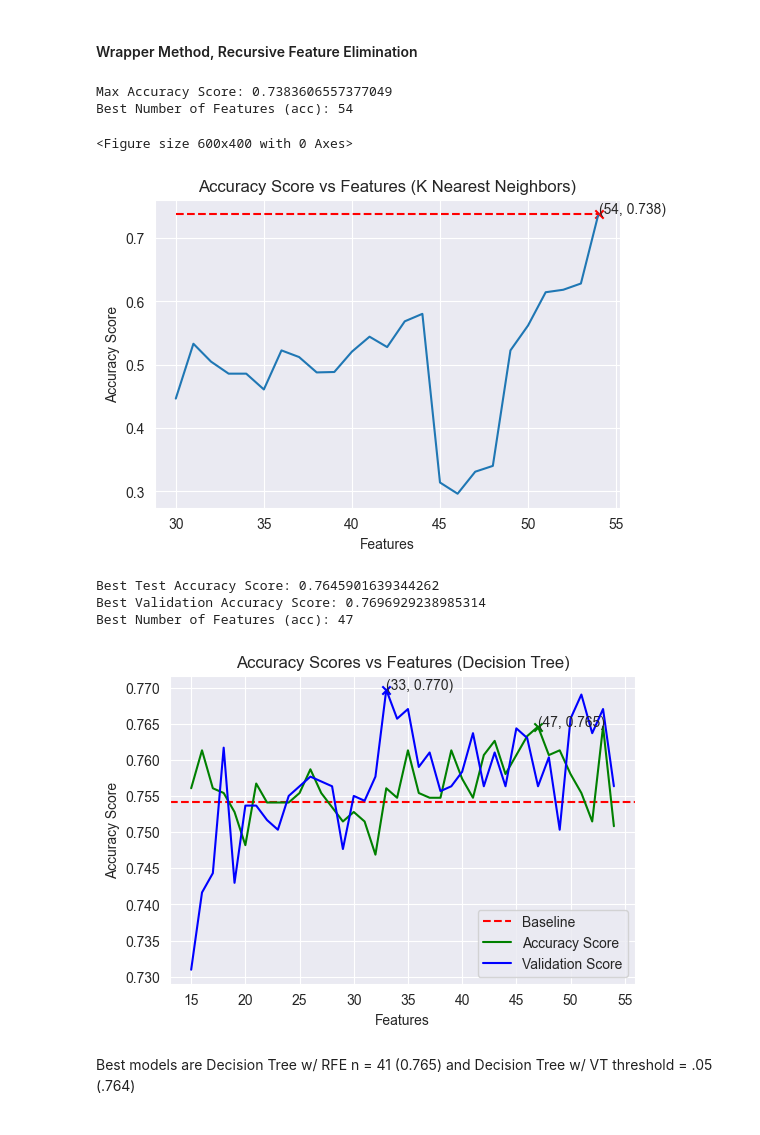
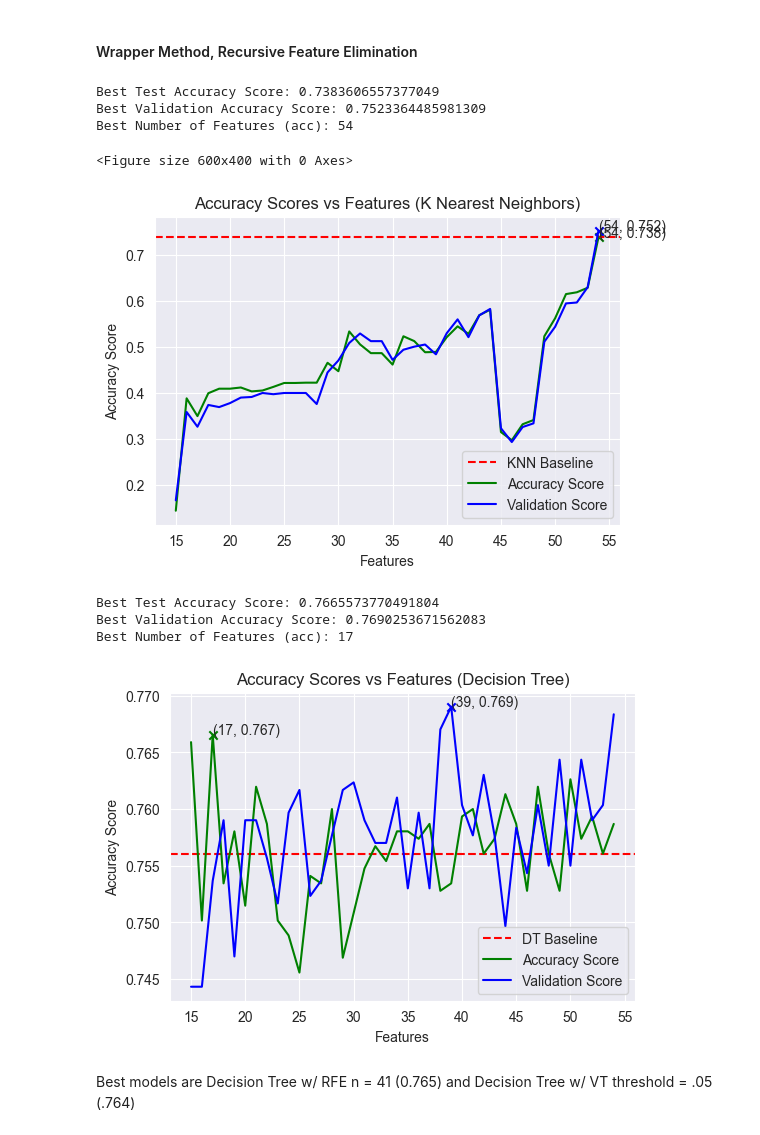
Before and after one commit to TheMabrouk/treecover_pki, a Jupyter notebook: models.ipynb, the cells around one changed output. Cells and saved outputs as stored; diff of their text form; code cells hidden in the pictures.

```diff
--- a/models.ipynb
+++ b/models.ipynb
@@ -64,6 +64,7 @@ def plot_best_n(
     value: str = "Features",
     classifier: str = "Classifier",
     baseline: float = None,
+    baseline_name: str = None,
 ):
     """Plots the best number of features for a given classifier
 
@@ -79,6 +80,10 @@ def plot_best_n(
         The value to be plotted, by default "Features"
     classifier : str, optional
         The classifier used, by default "Classifier"
+    baseline : float, optional
+        The baseline model accuracy score, by default None
+    baseline_name : str, optional
+        The name of the baseline model, by default None
     """
     print(f"Best Test Accuracy Score: {max(test_acc_scores)}")
     print(f"Best Validation Accuracy Score: {max(val_acc_scores)}")
@@ -86,7 +91,9 @@ def plot_best_n(
 
     plt.figure(figsize=(6, 4))
     if baseline:
-        plt.axhline(baseline, label="Baseline", color="red", linestyle="--")
+        plt.axhline(
+            baseline, label=f"{baseline_name} Baseline", color="red", linestyle="--"
+        )
     plt.plot(n_range, test_acc_scores, label="Accuracy Score", color="green")
     plt.plot(n_range, val_acc_scores, label="Validation Score", color="blue")
     plt.scatter(
@@ -229,5 +303,5 @@ Best Number of Threshold (acc): 0.0
 # %%
-threshold_range = np.arange(0.0, 0.25, 0.01)
+threshold_range = np.arange(0.0, 0.1, 0.001)
 model = DecisionTreeClassifier()
 test_acc_scores = []
 val_acc_scores = []
@@ -249,5 +323,6 @@ plot_best_n(
     value="Threshold",
     classifier="Decision Tree",
     baseline=baseline_accuracy["DT"][0],
+    baseline_name="DT",
 )
 # %% [output]
@@ -264,7 +339,7 @@ def knn_feature_importance(estimator):
     importances = 1 - distances[:, 0]
     return importances
 # %%
-n_features_range = np.arange(30, len(X_train.columns) + 1)
+n_features_range = np.arange(15, len(X_train.columns) + 1)
 test_acc_scores = []
 val_acc_scores = []
 
@@ -274,13 +349,18 @@ for n_features in n_features_range:
         estimator,
         n_features_to_select=n_features,
         importance_getter=knn_feature_importance,
+        step=10,
     )
 
     rfe.fit(X_train, y_train)
     selected_features = X_train.columns[rfe.support_]
     estimator.fit(X_train[selected_features], y_train)
-    test_acc_scores.append(accuracy_score(y_test, estimator.predict(X_test[selected_features])))
-    val_acc_scores.append(accuracy_score(y_val, estimator.predict(X_val[selected_features])))
+    test_acc_scores.append(
+        accuracy_score(y_test, estimator.predict(X_test[selected_features]))
+    )
+    val_acc_scores.append(
+        accuracy_score(y_val, estimator.predict(X_val[selected_features]))
+    )
 
 # plot baseline accuracy
 plt.figure(figsize=(6, 4))
@@ -290,46 +370,49 @@ plot_best_n(
     val_acc_scores,
     classifier="K Nearest Neighbors",
     baseline=baseline_accuracy["KNN"][0],
+    baseline_name="KNN",
 )
 # %% [output]
-Max Accuracy Score: 0.7383606557377049
+Best Test Accuracy Score: 0.7383606557377049
+Best Validation Accuracy Score: 0.7523364485981309
 Best Number of Features (acc): 54
 <Figure size 600x400 with 0 Axes>
-[figure, old version]
+[figure, new version]
 # %%
 n_features_range = np.arange(15, len(X_train.columns) + 1)
 test_acc_scores = []
 val_acc_scores = []
 
 for n_features in n_features_range:
     estimator = DecisionTreeClassifier()
     rfe = RFE(
         estimator,
         n_features_to_select=n_features,
     )
 
     rfe.fit(X_train, y_train)
     selected_features = X_train.columns[rfe.support_]
     estimator.fit(X_train[selected_features], y_train)
     test_acc_scores.append(
         accuracy_score(y_test, estimator.predict(X_test[selected_features]))
     )
     val_acc_scores.append(
         accuracy_score(y_val, estimator.predict(X_val[selected_features]))
     )
 
 plot_best_n(
     n_features_range,
     test_acc_scores,
     val_acc_scores,
     classifier="Decision Tree",
     baseline=baseline_accuracy["DT"][0],
+    baseline_name="DT",
 )
 # %% [output]
-Best Test Accuracy Score: 0.7645901639344262
-Best Validation Accuracy Score: 0.7696929238985314
-Best Number of Features (acc): 47
+Best Test Accuracy Score: 0.7665573770491804
+Best Validation Accuracy Score: 0.7690253671562083
+Best Number of Features (acc): 17
-[figure, old version]
+[figure, new version]
 # %% [markdown]
 Best models are Decision Tree w/ RFE n = 41 (0.765) and Decision Tree w/ VT threshold = .05 (.764)
 # %% [markdown]
```
Also changed, not shown: parts of 10 cells of this notebook.
